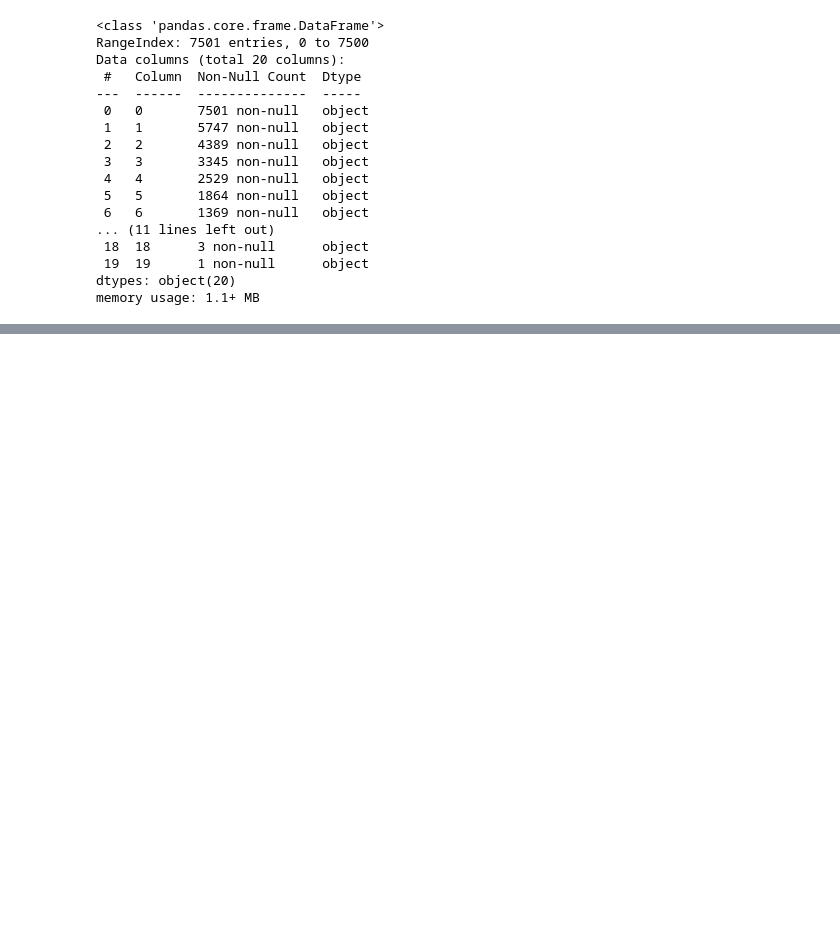
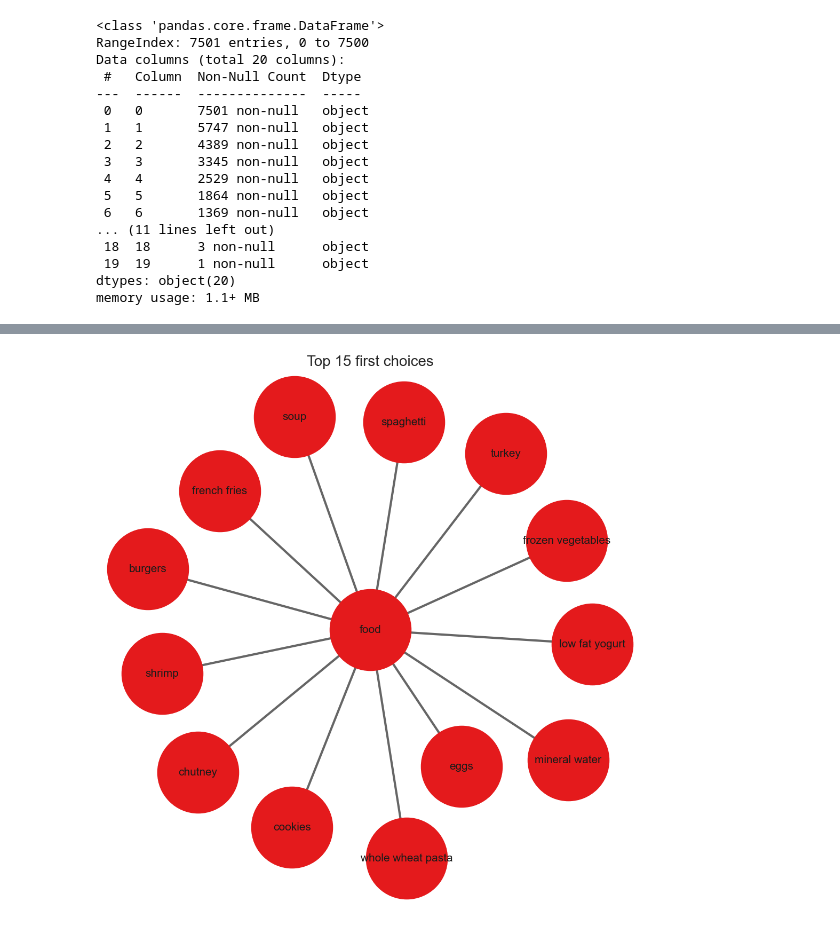
Before and after one commit to iliya1984/DevML, a Jupyter notebook: market_basket_analysis/market_basket_analysis.ipynb, the cells around one changed output, grey strips where cells are left out. Saved outputs shown, nothing was run; the diff lists cells and outputs as text; code cells hidden in the pictures; blank space fills up the shorter version.

Commit message:
Added chart classes

```diff
--- a/market_basket_analysis/market_basket_analysis.ipynb
+++ b/market_basket_analysis/market_basket_analysis.ipynb
@@ -68,21 +54,0 @@ plt.show()
-# %%
-data_df['food'] = 'food'
-food = data_df.truncate(before = -1, after = 15)
-food = nx.from_pandas_edgelist(food, source = 'food', target=0, edge_attr = True)
-# %%
-warnings.filterwarnings('ignore')
-
-plt.rcParams['figure.figsize'] = (13, 13)
-pos = nx.spring_layout(food)
-
-bins = np.linspace(0, 15, 1)
-color = plt.cm.Set1(bins)
-
-nx.draw_networkx_nodes(food, pos, node_size=12000, node_color = color)
-nx.draw_networkx_edges(food, pos, width = 3, alpha = 0.6, edge_color='black')
-nx.draw_networkx_labels(food, pos, font_size=15, font_family='sans-serif')
-
-plt.axis('off')
-plt.grid()
-plt.title('Top 15 first choices', fontsize = 20)
-plt.show()
@@ -90,0 +112,10 @@ plt.show()
+# %%
+#Previewing top 15 choices for a specified column index
+#Used for data analysis only. For example we can see how the number
+#of food items descreses for the columns at a right table side
+preview_col = 0
+
+tc_plot = TopChoicesPlot(15, 'food')
+tc_plot.draw(data_df, preview_col)
+# %% [output]
+[figure, added]
```
Also changed, not shown: parts of 4 cells of this notebook.
